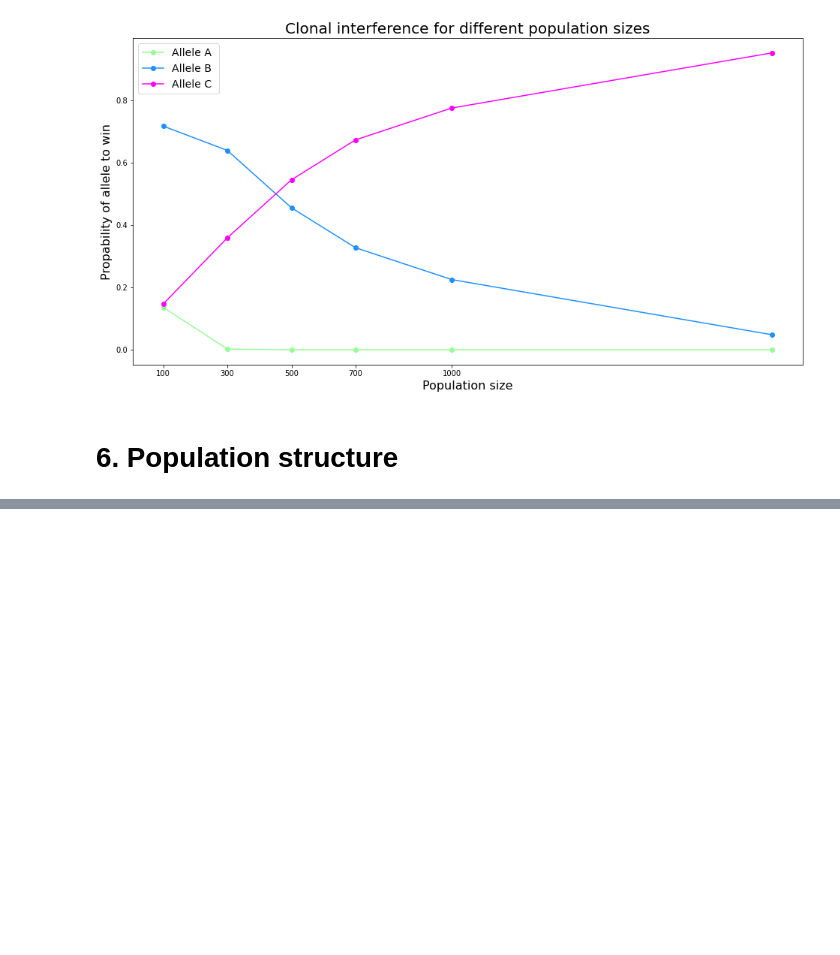
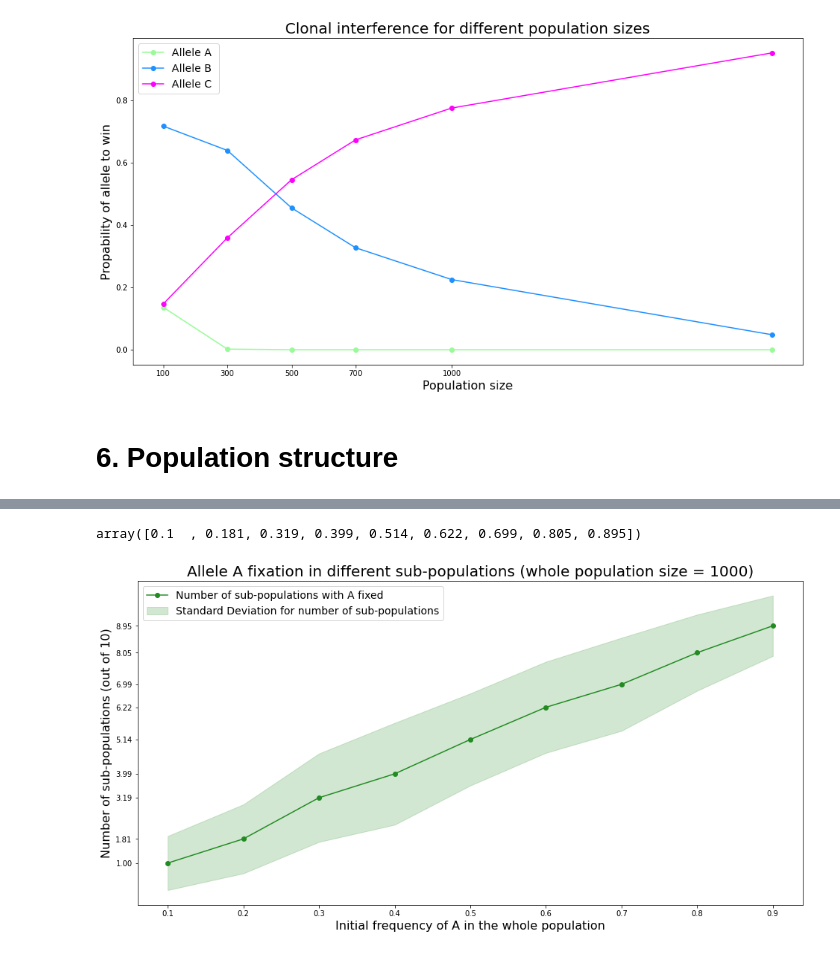
Before and after one commit to kgaydukova/PopulationGeneticsProject, a Jupyter notebook: GPOP_Project_GAYDUKOVA.ipynb, the cells around one changed output, grey strips where cells are left out. Cells and saved outputs as stored; diff of their text form; code cells hidden in the pictures; blank space fills up the shorter version.

```diff
--- a/GPOP_Project_GAYDUKOVA.ipynb
+++ b/GPOP_Project_GAYDUKOVA.ipynb
@@ -1010,0 +1112,14 @@ populations[-1]
+# %%
+mean_a_fix = []
+std_a_fix = []
+
+for p in A_freq_initial:
+    a_fix_prob = np.zeros(100)
+    for i in range(100):
+        populations, A_freq_split, B_freq_split, a_fix_prob[i] , t_fix = sub_population_simulation_who_fix(1000, p)
+    mean = np.mean(a_fix_prob)
+    std = np.std(a_fix_prob)
+    mean_a_fix.append(mean)
+    std_a_fix.append(std)
+    print (f'For p (initial frequency of A) = {p}:\n')
+    print (f'Allele A will fixe in {round(mean * 10, 2)} +- {round(std * 10, 2) } sub-populations \n')
@@ -1010,0 +1144,23 @@ populations[-1]
+# %%
+np_mean_a_fix = np.array(mean_a_fix)
+np_mean_a_fix
+# %% [output]
+array([0.1  , 0.181, 0.319, 0.399, 0.514, 0.622, 0.699, 0.805, 0.895])
+# %%
+np_mean_a_fix *= 10
+# %%
+np_std_a_fix =np.array(std_a_fix)
+np_std_a_fix *= 10
+# %%
+plt.figure(figsize=(16, 8))
+plt.plot(A_freq_initial, np_mean_a_fix, label='Number of sub-populations with A fixed', linestyle='-', marker = 'o', color='forestgreen')
+plt.fill_between(A_freq_initial, np_mean_a_fix - np_std_a_fix, np_mean_a_fix + np_std_a_fix, alpha=0.2, color='forestgreen',  label='Standard Deviation for number of sub-populations')
+plt.title ('Allele A fixation in different sub-populations (whole population size = 1000)', fontsize=20)
+plt.xlabel('Initial frequency of A in the whole population', fontsize=16)
+plt.xticks(A_freq_initial)
+plt.yticks(np_mean_a_fix)
+plt.ylabel('Number of sub-populations (out of 10)', fontsize=16)
+plt.legend(loc='upper left', fontsize=14)
+plt.show()
+# %% [output]
+[figure, added]
```
Also changed, not shown: parts of 39 cells of this notebook.
